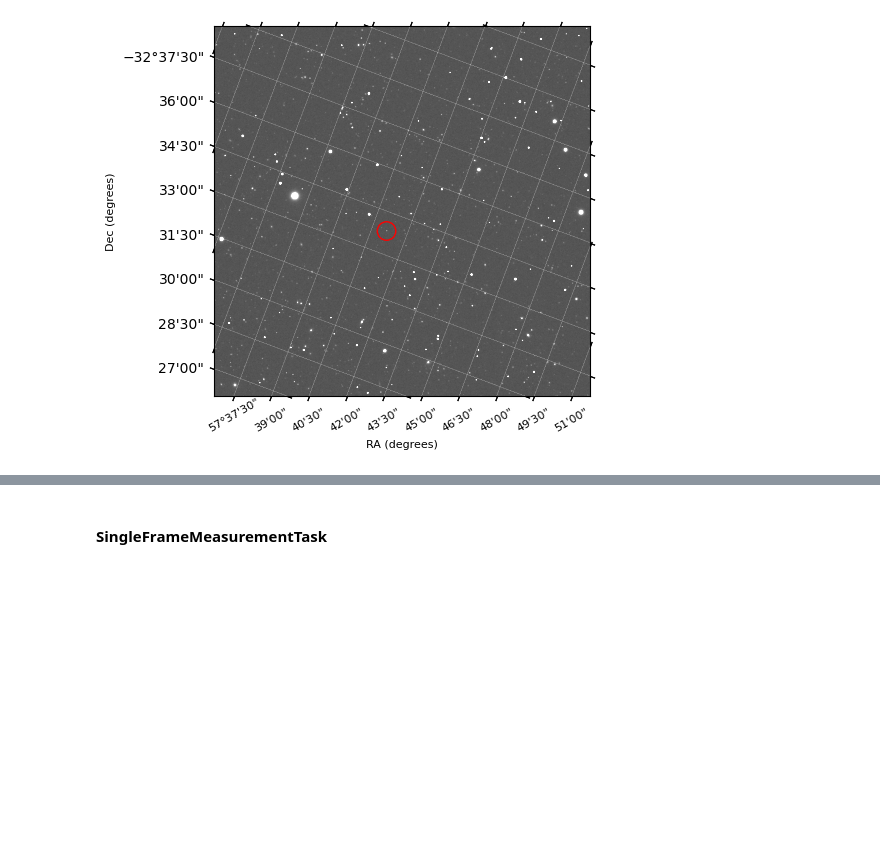
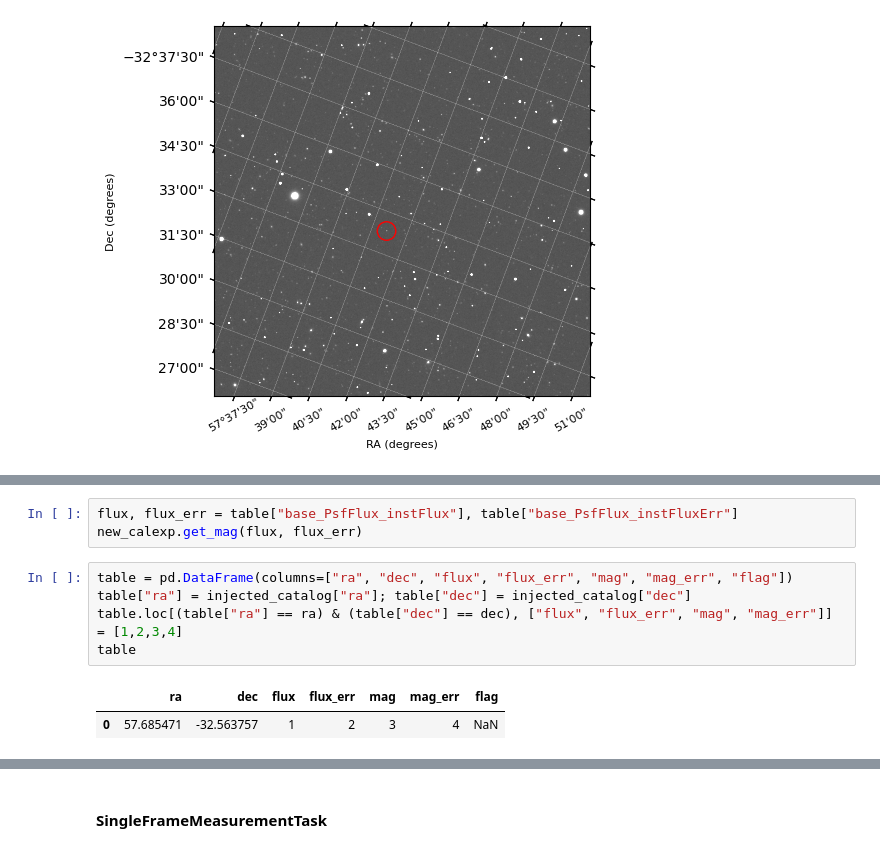
Before and after one commit to nowokaren/DP0_microlensing, a Jupyter notebook: proof_of_concept.ipynb, the cells around one changed output, grey strips where cells are left out. Cells and saved outputs as stored; diff of their text form; blank space fills up the shorter version.

```diff
--- a/proof_of_concept.ipynb
+++ b/proof_of_concept.ipynb
@@ -89,0 +188,11 @@ lsst.visitInjectTask INFO: Injected 1 of 1 potential source. 0 sources flagged a
+# %%
+flux, flux_err = table["base_PsfFlux_instFlux"], table["base_PsfFlux_instFluxErr"]
+new_calexp.get_mag(flux, flux_err)
+# %%
+table = pd.DataFrame(columns=["ra", "dec", "flux", "flux_err", "mag", "mag_err", "flag"])
+table["ra"] = injected_catalog["ra"]; table["dec"] = injected_catalog["dec"]
+table.loc[(table["ra"] == ra) & (table["dec"] == dec), ["flux", "flux_err", "mag", "mag_err"]] = [1,2,3,4]
+table
+# %% [output]
+|  | ra | dec | flux | flux_err | mag | mag_err | flag |
+| 0 | 57.685471 | -32.563757 | 1 | 2 | 3 | 4 | NaN |
```
Also changed, not shown: parts of 15 cells of this notebook, 7 other files.
